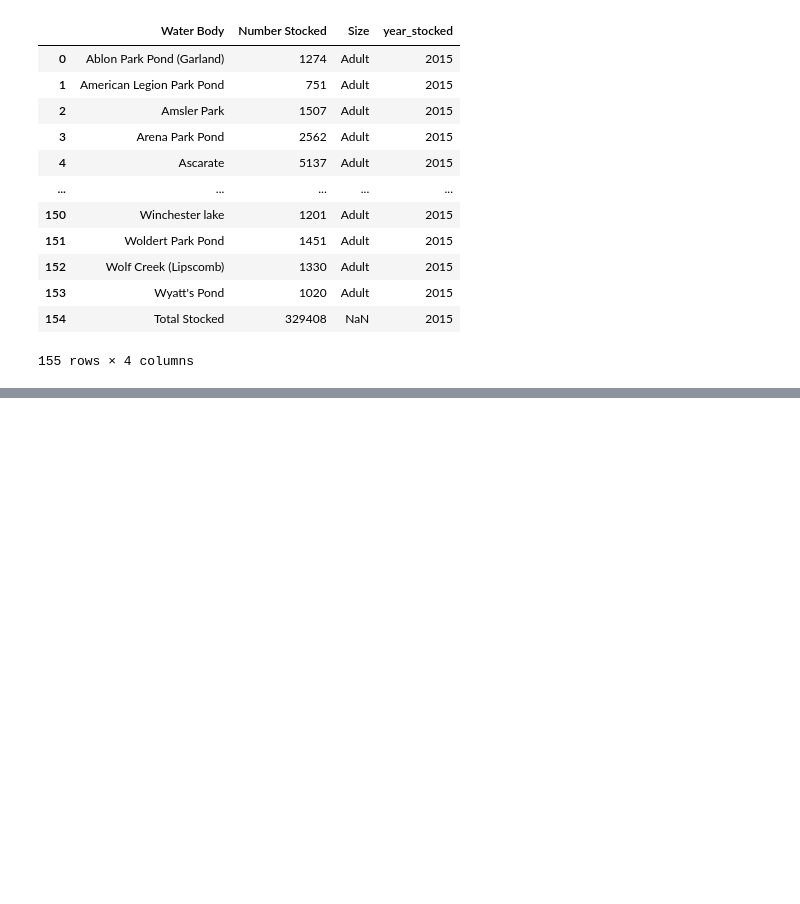
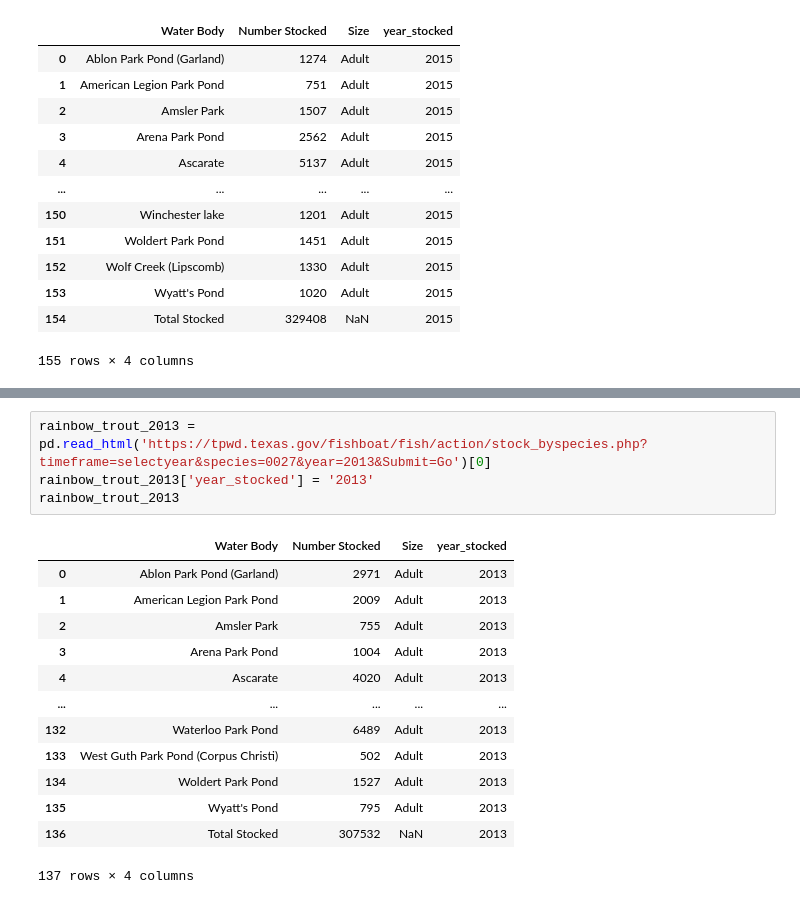
Before and after one commit to NSharick/python-practice, a Jupyter notebook: fish_stocking_webscrape.ipynb, the cells around one changed output, grey strips where cells are left out. Cells and saved outputs as stored; diff of their text form; blank space fills up the shorter version.

```diff
--- a/fish_stocking_webscrape.ipynb
+++ b/fish_stocking_webscrape.ipynb
@@ -129,0 +148,18 @@ rainbow_trout_2015
+# %%
+rainbow_trout_2013 = pd.read_html('https://tpwd.texas.gov/fishboat/fish/action/stock_byspecies.php?timeframe=selectyear&species=0027&year=2013&Submit=Go')[0]
+rainbow_trout_2013['year_stocked'] = '2013'
+rainbow_trout_2013
+# %% [output]
+|  | Water Body | Number Stocked | Size | year_stocked |
+| 0 | Ablon Park Pond (Garland) | 2971 | Adult | 2013 |
+| 1 | American Legion Park Pond | 2009 | Adult | 2013 |
+| 2 | Amsler Park | 755 | Adult | 2013 |
+| 3 | Arena Park Pond | 1004 | Adult | 2013 |
+| 4 | Ascarate | 4020 | Adult | 2013 |
+| ... | ... | ... | ... | ... |
+| 132 | Waterloo Park Pond | 6489 | Adult | 2013 |
+| 133 | West Guth Park Pond (Corpus Christi) | 502 | Adult | 2013 |
+| 134 | Woldert Park Pond | 1527 | Adult | 2013 |
+| 135 | Wyatt's Pond | 795 | Adult | 2013 |
+| 136 | Total Stocked | 307532 | NaN | 2013 |
+137 rows × 4 columns
```
Also changed, not shown: parts of 2 cells of this notebook.
